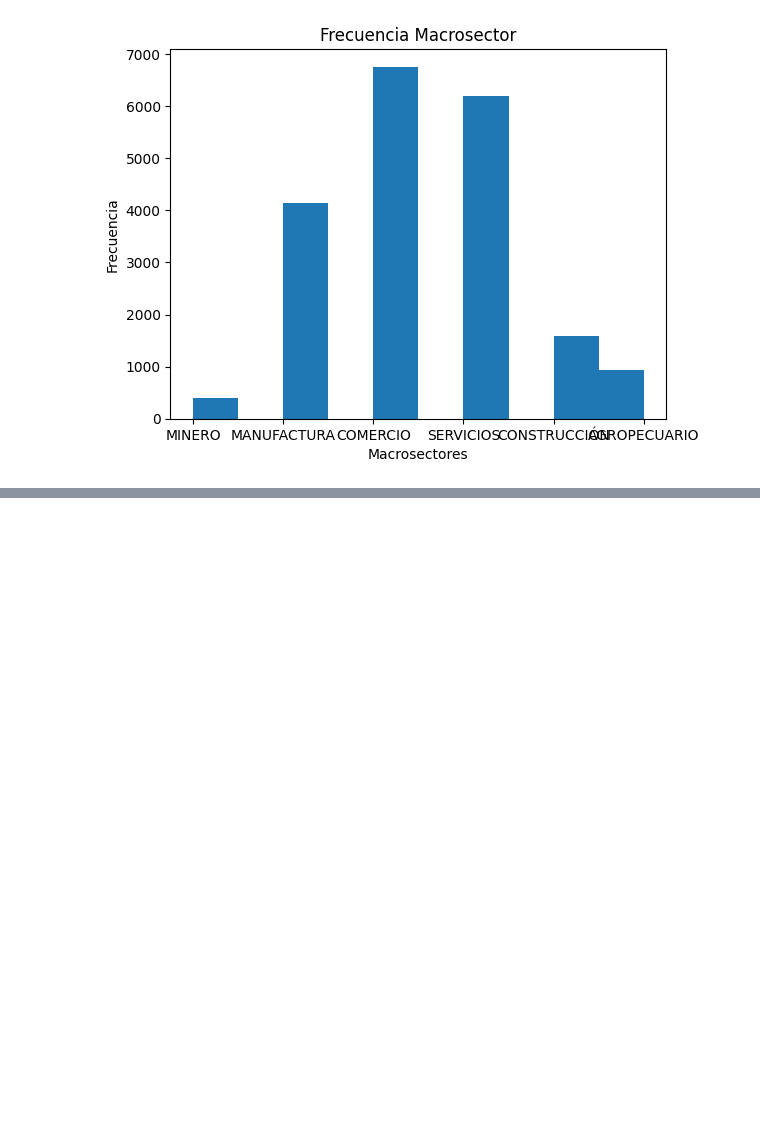
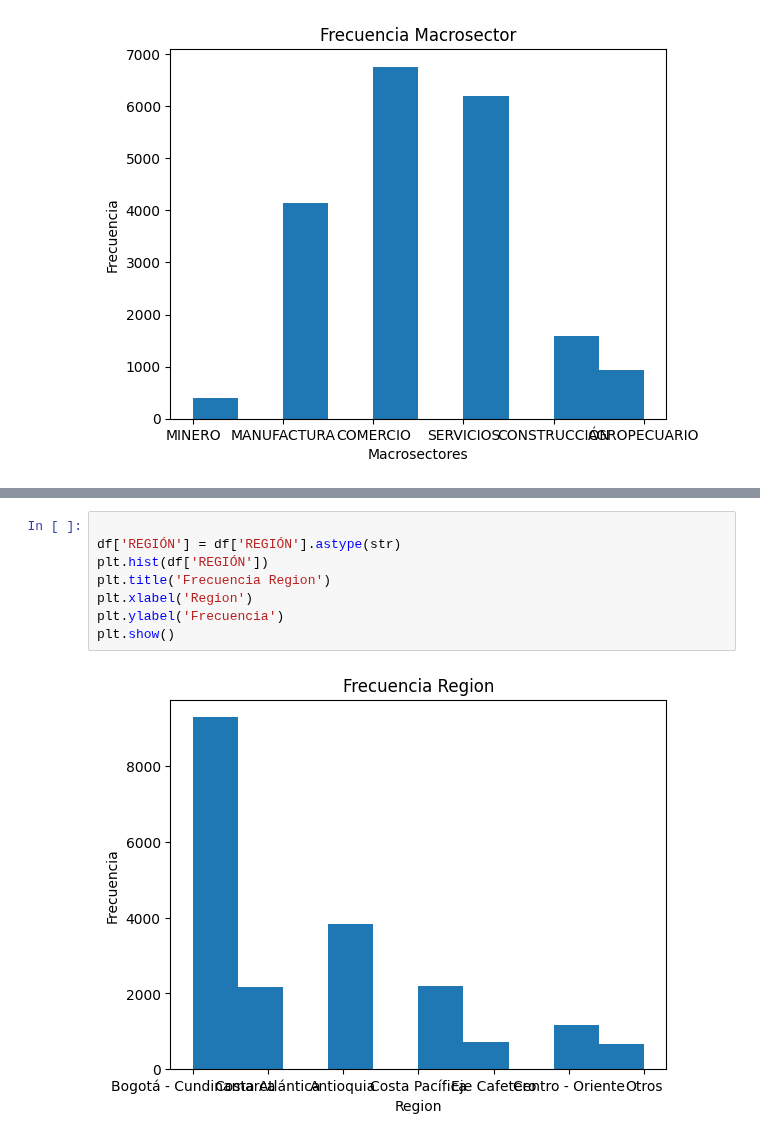
Before and after one commit to CesarMaldonado14/Proyecto-3-IA, a Jupyter notebook: Project_Notebook.ipynb, the cells around one changed output, grey strips where cells are left out. Drawn from its saved outputs; the diff is of its cells as text; blank space fills up the shorter version.

```diff
--- a/Project_Notebook.ipynb
+++ b/Project_Notebook.ipynb
@@ -41,0 +82,10 @@ plt.show()
+# %%
+
+df['REGIÓN'] = df['REGIÓN'].astype(str)
+plt.hist(df['REGIÓN'])
+plt.title('Frecuencia Region')
+plt.xlabel('Region')
+plt.ylabel('Frecuencia')
+plt.show()
+# %% [output]
+[figure, added]
```
Also changed, not shown: parts of 18 cells of this notebook.
